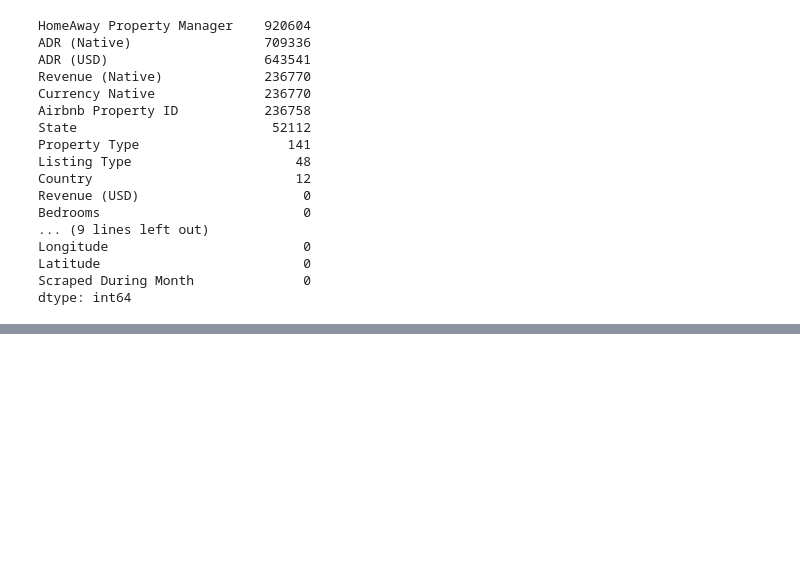
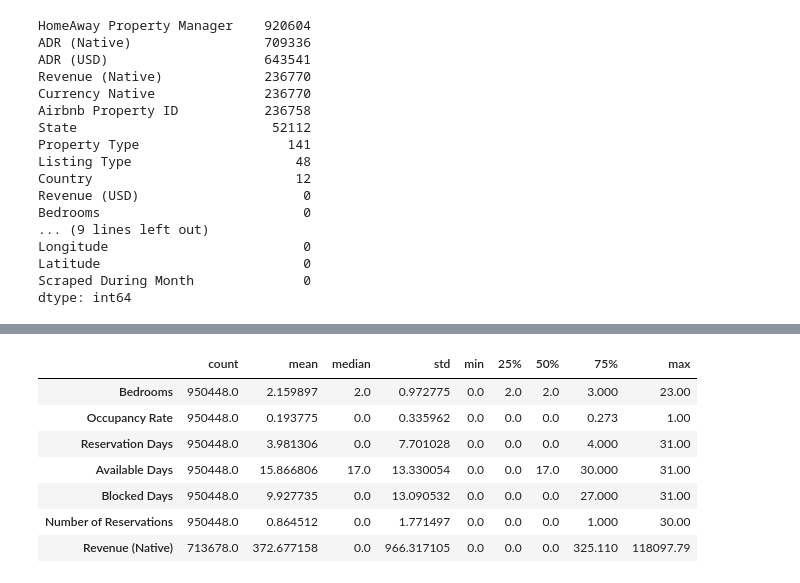
Before and after one commit to fapm4/MDD-Turismo, a Jupyter notebook: eda.ipynb, the cells around one changed output, grey strips where cells are left out. Saved outputs shown, nothing was run; the diff lists cells and outputs as text; code cells hidden in the pictures; blank space fills up the shorter version.

```diff
--- a/eda.ipynb
+++ b/eda.ipynb
@@ -97,0 +139,11 @@ dtype: int64
+# %%
+estadisticos_cont(df[['Bedrooms', 'Occupancy Rate', 'Reservation Days', 'Available Days', 'Blocked Days', 'Number of Reservations', 'Revenue (Native)']])
+# %% [output]
+|  | count | mean | median | std | min | 25% | 50% | 75% | max |
+| Bedrooms | 950448.0 | 2.159897 | 2.0 | 0.972775 | 0.0 | 2.0 | 2.0 | 3.000 | 23.00 |
+| Occupancy Rate | 950448.0 | 0.193775 | 0.0 | 0.335962 | 0.0 | 0.0 | 0.0 | 0.273 | 1.00 |
+| Reservation Days | 950448.0 | 3.981306 | 0.0 | 7.701028 | 0.0 | 0.0 | 0.0 | 4.000 | 31.00 |
+| Available Days | 950448.0 | 15.866806 | 17.0 | 13.330054 | 0.0 | 0.0 | 17.0 | 30.000 | 31.00 |
+| Blocked Days | 950448.0 | 9.927735 | 0.0 | 13.090532 | 0.0 | 0.0 | 0.0 | 27.000 | 31.00 |
+| Number of Reservations | 950448.0 | 0.864512 | 0.0 | 1.771497 | 0.0 | 0.0 | 0.0 | 1.000 | 30.00 |
+| Revenue (Native) | 713678.0 | 372.677158 | 0.0 | 966.317105 | 0.0 | 0.0 | 0.0 | 325.110 | 118097.79 |
```
Also changed, not shown: parts of 7 cells of this notebook.
